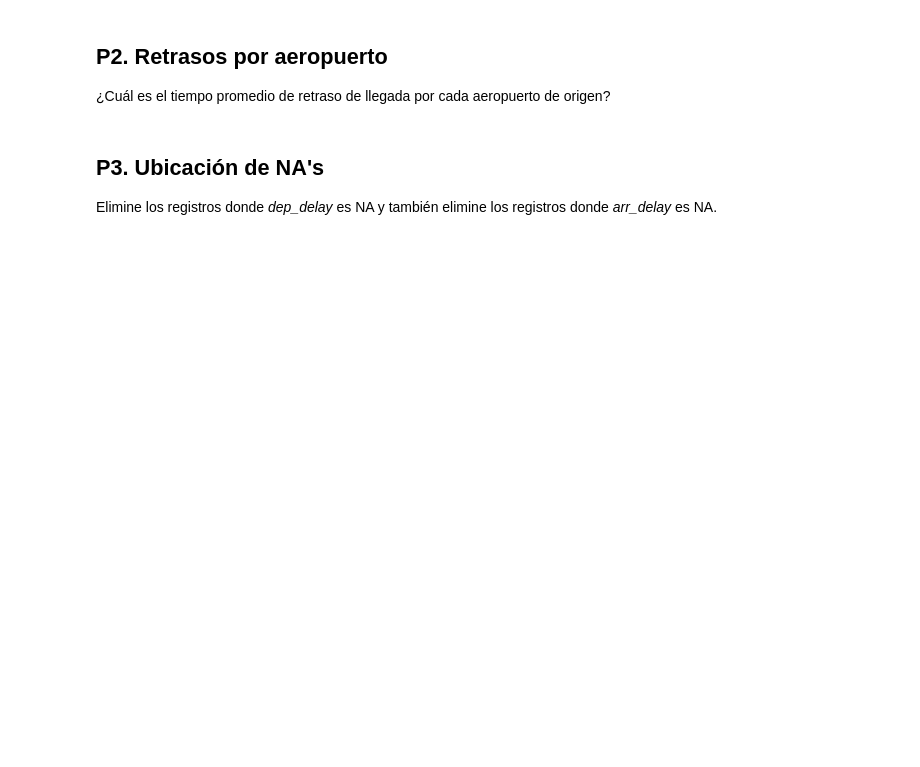
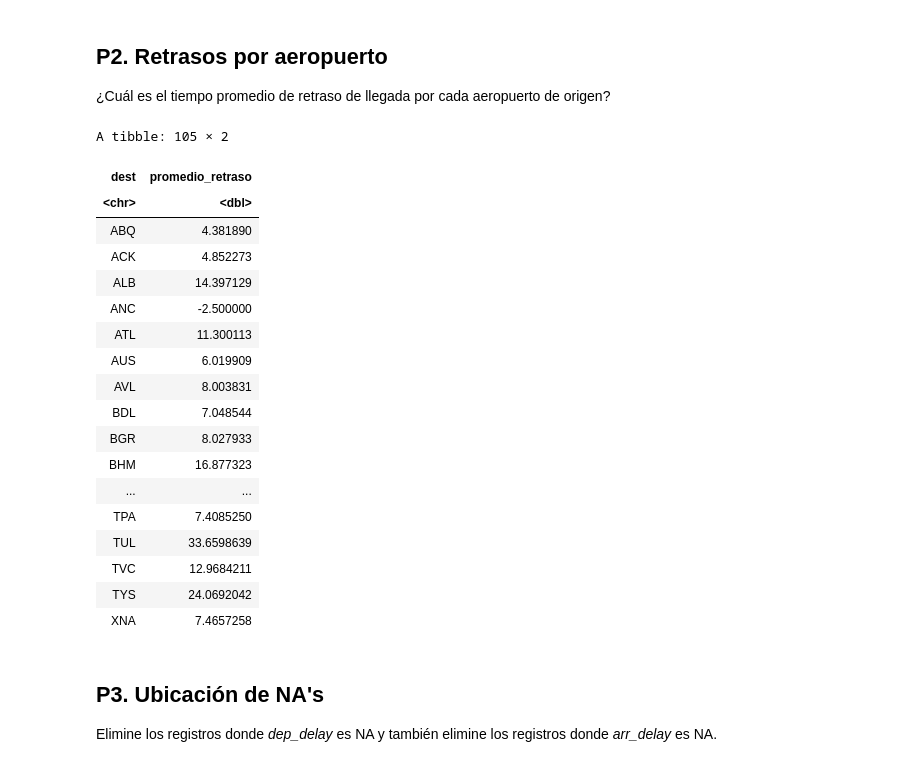
Before and after one commit to rodrigo-coco-espinoza/Introduccion_a_ciencia_de_datos_R_v2, a Jupyter notebook: Ayudantías/A2/Desarrollo/A2_02_Taller.ipynb, the cells around one changed output. Saved outputs shown, nothing was run; the diff lists cells and outputs as text; code cells hidden in the pictures; blank space fills up the shorter version.

```diff
--- a/Ayudantías/A2/Desarrollo/A2_02_Taller.ipynb
+++ b/Ayudantías/A2/Desarrollo/A2_02_Taller.ipynb
@@ -30,6 +72,30 @@ Genere un resumen de la variable dep_delay del dataset _flights_.
 # %% [markdown]
 ## P2. Retrasos por aeropuerto
 ¿Cuál es el tiempo promedio de retraso de  llegada por cada aeropuerto de origen?
+# %%
+vuelos %>% group_by(dest) %>%
+summarise(promedio_retraso = mean(arr_delay, na.rm = T)) %>%
+ungroup()
+# %% [output]
+A tibble: 105 × 2
+| dest | promedio_retraso |
+| <chr> | <dbl> |
+| ABQ | 4.381890 |
+| ACK | 4.852273 |
+| ALB | 14.397129 |
+| ANC | -2.500000 |
+| ATL | 11.300113 |
+| AUS | 6.019909 |
+| AVL | 8.003831 |
+| BDL | 7.048544 |
+| BGR | 8.027933 |
+| BHM | 16.877323 |
+| ... | ... |
+| TPA | 7.4085250 |
+| TUL | 33.6598639 |
+| TVC | 12.9684211 |
+| TYS | 24.0692042 |
+| XNA | 7.4657258 |
 # %% [markdown]
 ## P3. Ubicación de  NA's
 
```
Also changed, not shown: parts of 10 cells of this notebook.
